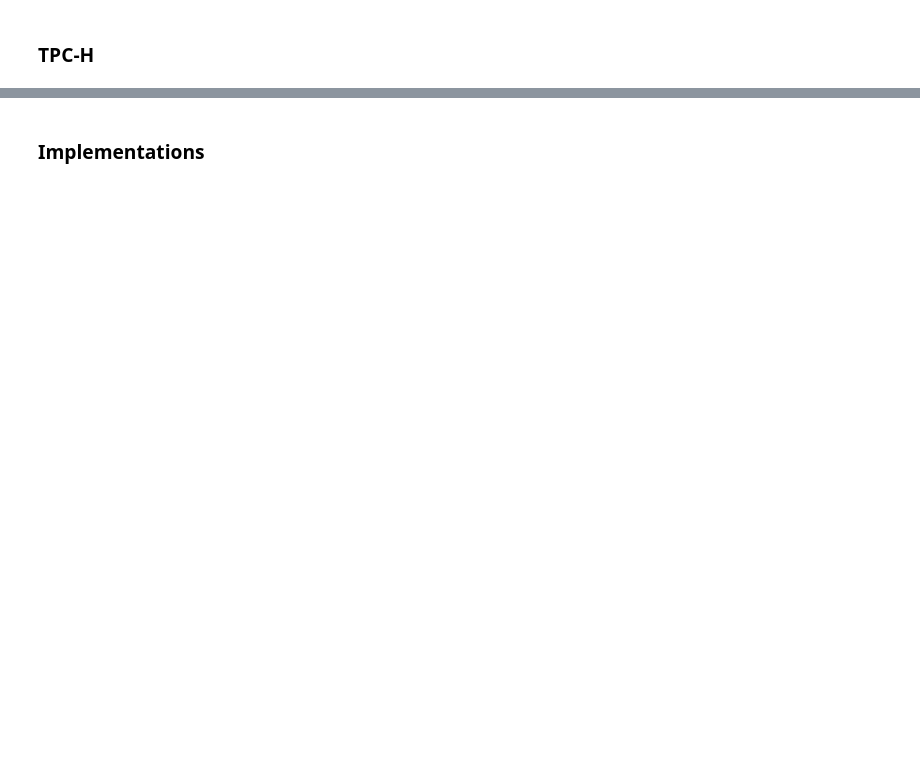
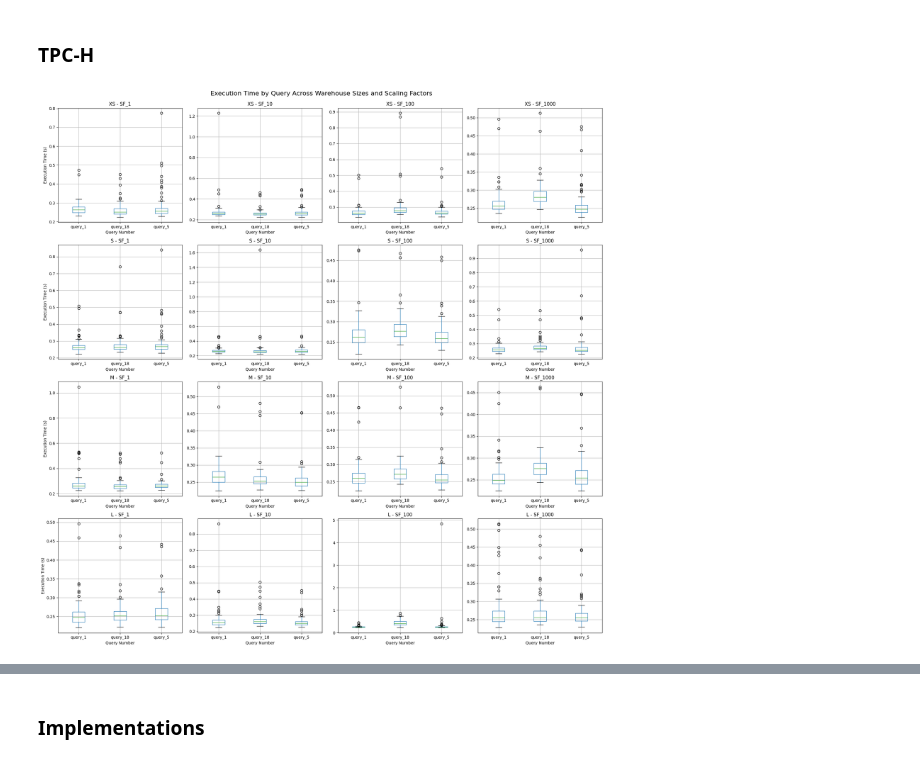
Before and after one commit to Florian335/ADS2024-project, a Jupyter notebook: Assignment1/analysis.ipynb, the cells around one changed output, grey strips where cells are left out. Saved outputs shown, nothing was run; the diff lists cells and outputs as text; code cells hidden in the pictures; blank space fills up the shorter version.

Commit message:
new results

```diff
--- a/Assignment1/analysis.ipynb
+++ b/Assignment1/analysis.ipynb
@@ -5,58 +5,63 @@ import matplotlib.pyplot as plt
 # %% [markdown]
 ### TPC-H
 # %%
-# Base directory containing the results
-base_dir = "results_tpch"  # Replace with the path to your "results" folder
+base_dir = "results_tpch"
 
-# List to store the data for the DataFrame
 data = []
 
-# Walk through the base directory
 for root, dirs, files in os.walk(base_dir):
     for file in files:
         if file == "execution_times.txt":
-            # Extract query number and scaling factor (SF) from the directory structure
             path_parts = root.split(os.sep)
-            sf = path_parts[-2]  # SF folder (e.g., SF_1)
-            query_number = path_parts[-1]  # Query folder (e.g., query_1, query_5, query_18)
 
-            # Full path to the execution times file
+            size_class = path_parts[-3]
+            sf = path_parts[-2]
+            query_number = path_parts[-1]
+
             file_path = os.path.join(root, file)
 
-            # Read the execution times from the file
             with open(file_path, 'r') as f:
                 execution_times = f.readlines()
 
-            # Add each execution time with associated metadata to the data list
             for time in execution_times:
                 data.append({
                     "Execution Time": float(time.strip()),
                     "Query Number": query_number,
-                    "Scaling Factor (SF)": sf
+                    "Scaling Factor (SF)": sf,
+                    "Warehouse Size": size_class
                 })
 
-# Create the DataFrame
 df = pd.DataFrame(data)
 # %%
-fig, axes = plt.subplots(1, 4, figsize=(20, 6), sharey=False, constrained_layout=False)
+fig, axes = plt.subplots(4, 4, figsize=(20, 20), sharey=False)
 sfls = ['SF_1', 'SF_10', 'SF_100', 'SF_1000']
+size_classes = ['XS', 'S', 'M', 'L']
 
-# Looping through scaling factors
-for col, sf in enumerate(sfls):  # Add col to enumerate the correct axis
-    ax = axes[col]
-    subset = df[df["Scaling Factor (SF)"] == sf]
-    if not subset.empty:
-        subset.boxplot(
-            by="Query Number",
-            column="Execution Time",
-            ax=ax,
-            grid=True,
-            patch_artist=True
-        )
-    ax.set_title(f"Scaling Factor: {sf}")
-    ax.set_ylabel("Execution Time (s)" if col == 0 else "")
+for row, size_class in enumerate(size_classes):
+    for col, sf in enumerate(sfls):
+        ax = axes[row, col]
 
+        subset = df[(df["Warehouse Size"] == size_class) & (df["Scaling Factor (SF)"] == sf)]
 
-plt.suptitle("Execution Time by Query Across Scaling Factors")
+        if not subset.empty:
+            subset.boxplot(
+                by="Query Number",
+                column="Execution Time",
+                ax=ax,
+                grid=True,
+                patch_artist=False
+            )
+
+        ax.set_title(f"{size_class} - {sf}")
+        if col == 0:
+            ax.set_ylabel("Execution Time (s)")
+        if row == len(size_classes) - 1:
+            ax.set_xlabel("Query Number")
+
+plt.suptitle("Execution Time by Query Across Warehouse Sizes and Scaling Factors", fontsize=16)
 plt.tight_layout()
+plt.subplots_adjust(top=0.95)
+
 plt.show()
+# %% [output]
+[figure, added]
```
Also changed, not shown: parts of 6 cells of this notebook, 11 other files.
